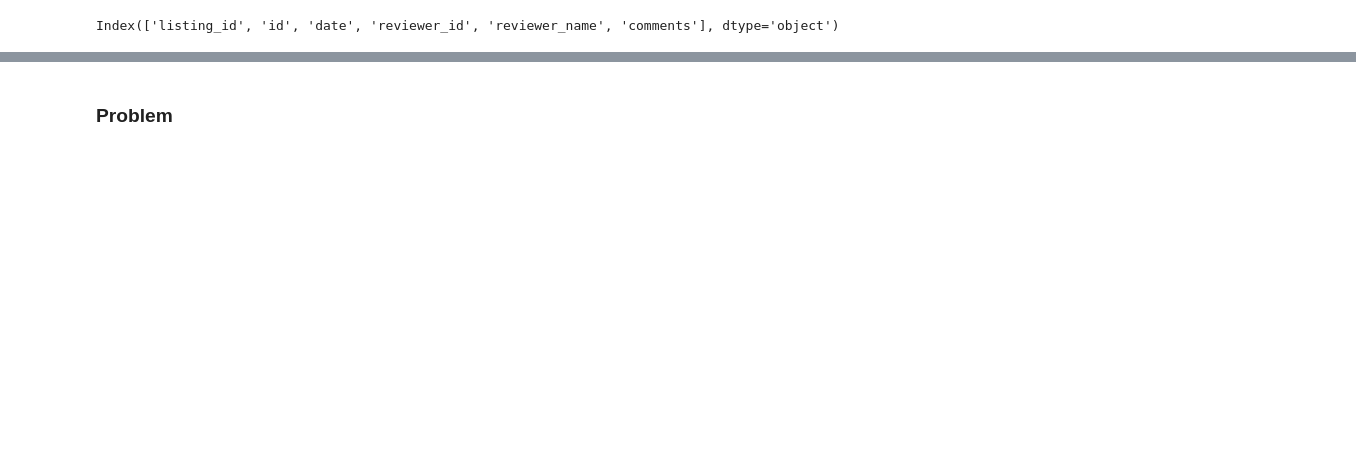
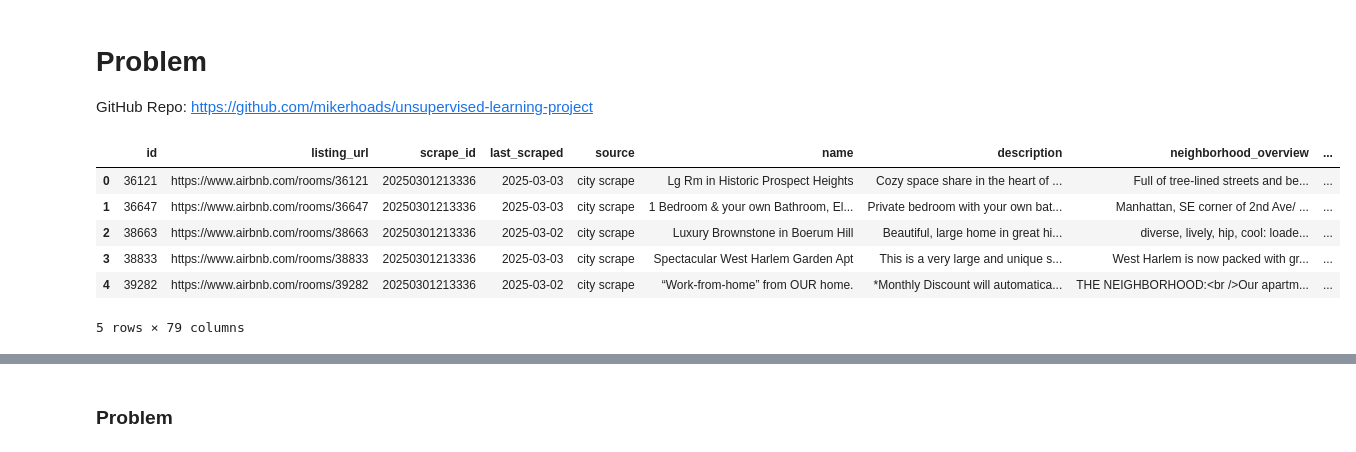
Before and after one commit to mikerhoads/unsupervised-learning-project, a Jupyter notebook: notebook.ipynb, the cells around one changed output, grey strips where cells are left out. Cells and saved outputs as stored; diff of their text form; code cells hidden in the pictures; blank space fills up the shorter version.

```diff
--- a/notebook.ipynb
+++ b/notebook.ipynb
@@ -1,10 +1,20 @@
+# %% [markdown]
+# Problem
+
+
+
+GitHub Repo: https://github.com/mikerhoads/unsupervised-learning-project
 # %%
 import string,re
 import numpy as np
 import pandas as pd
-from collections import Counter
+from sklearn.metrics import mean_squared_error,r2_score
+from sklearn.preprocessing import StandardScaler
+from sklearn.decomposition import PCA
 from sklearn.feature_extraction.text import TfidfVectorizer
 from sklearn.decomposition import NMF
+from sklearn.linear_model import Ridge
+
 from sklearn.metrics import accuracy_score, confusion_matrix, classification_report
 from sklearn.preprocessing import LabelEncoder
 from sklearn.neighbors import KNeighborsClassifier
@@ -13,14 +23,17 @@ import matplotlib.pyplot as plt
 from sklearn.model_selection import train_test_split
 import seaborn as sns
 from wordcloud import WordCloud, STOPWORDS
-from langdetect import detect as detect_language
+from langdetect import detect
+pd.set_option("display.max_rows", 500)
 # %%
 #https://insideairbnb.com/get-the-data/
-#https://github.com/pemistahl/lingua-py
 listings = pd.read_csv("files/input/listings.csv")
-listings.columns
-
-reviews = pd.read_csv("files/input/reviews.csv")
-reviews.columns
+listings.head()
 # %% [output]
+|  | id | listing_url | scrape_id | last_scraped | source | name | description | neighborhood_overview | ... |
+| 0 | 36121 | https://www.airbnb.com/rooms/36121 | 20250301213336 | 2025-03-03 | city scrape | Lg Rm in Historic Prospect Heights | Cozy space share in the heart of ... | Full of tree-lined streets and be... | ... |
+| 1 | 36647 | https://www.airbnb.com/rooms/36647 | 20250301213336 | 2025-03-03 | city scrape | 1 Bedroom & your own Bathroom, El... | Private bedroom with your own bat... | Manhattan, SE corner of 2nd Ave/ ... | ... |
+| 2 | 38663 | https://www.airbnb.com/rooms/38663 | 20250301213336 | 2025-03-02 | city scrape | Luxury Brownstone in Boerum Hill | Beautiful, large home in great hi... | diverse, lively, hip, cool: loade... | ... |
+| 3 | 38833 | https://www.airbnb.com/rooms/38833 | 20250301213336 | 2025-03-03 | city scrape | Spectacular West Harlem Garden Apt | This is a very large and unique s... | West Harlem is now packed with gr... | ... |
+| 4 | 39282 | https://www.airbnb.com/rooms/39282 | 20250301213336 | 2025-03-02 | city scrape | “Work-from-home” from OUR home. | *Monthly Discount will automatica... | THE NEIGHBORHOOD:<br />Our apartm... | ... |
-Index(['listing_id', 'id', 'date', 'reviewer_id', 'reviewer_name', 'comments'], dtype='object')
+5 rows × 79 columns
```
Also changed, not shown: parts of 25 cells of this notebook, 1 other file.
